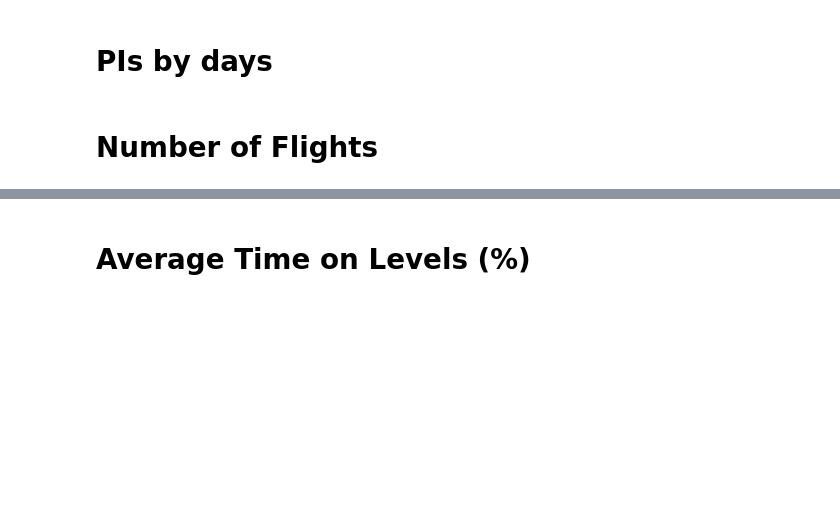
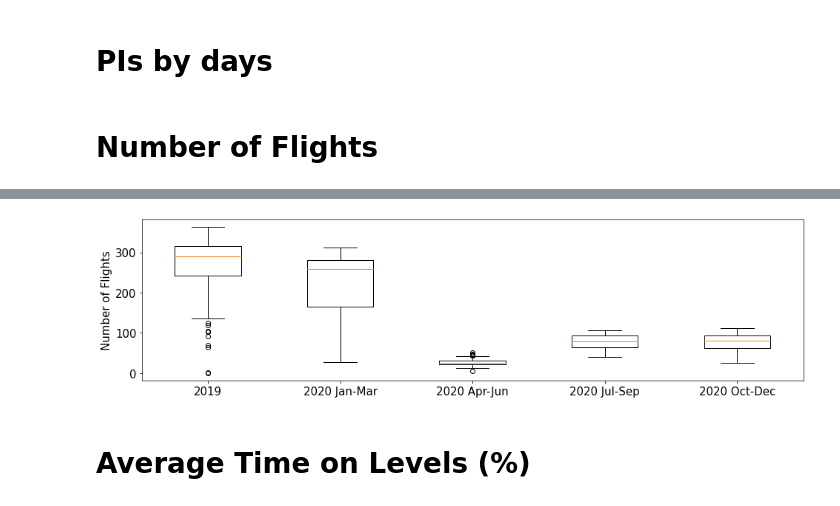
Before and after one commit to anlemett/FlightEfficiencyJournal, a Jupyter notebook: Jupyter/ByDays/ESSA_by_days.ipynb, the cells around one changed output, grey strips where cells are left out. Cells and saved outputs as stored; diff of their text form; code cells hidden in the pictures; blank space fills up the shorter version.

```diff
--- a/Jupyter/ByDays/ESSA_by_days.ipynb
+++ b/Jupyter/ByDays/ESSA_by_days.ipynb
@@ -108,3 +108,42 @@ plt.tight_layout()
+# %%
+PIs_vertical_2019_all_df = PIs_vertical_df[(PIs_vertical_df['date']>=190101) & ((PIs_vertical_df['date']<=191231))]
+PIs_vertical_2019_all_df.reset_index(drop=True, inplace = True)
+
+PIs_vertical_2020_01_03_df = PIs_vertical_df[(PIs_vertical_df['date']>=200101) & ((PIs_vertical_df['date']<=200331))]
+PIs_vertical_2020_01_03_df.reset_index(drop=True, inplace = True)
+
+PIs_vertical_2020_04_06_df = PIs_vertical_df[(PIs_vertical_df['date']>=200401) & ((PIs_vertical_df['date']<=200630))]
+PIs_vertical_2020_04_06_df.reset_index(drop=True, inplace = True)
+
+PIs_vertical_2020_07_09_df = PIs_vertical_df[(PIs_vertical_df['date']>=200701) & ((PIs_vertical_df['date']<=200930))]
+PIs_vertical_2020_07_09_df.reset_index(drop=True, inplace = True)
+
+PIs_vertical_2020_10_12_df = PIs_vertical_df[(PIs_vertical_df['date']>=201001) & ((PIs_vertical_df['date']<=201231))]
+PIs_vertical_2020_10_12_df.reset_index(drop=True, inplace = True)
+# %%
+fig, ax = plt.subplots(1, 1,figsize=(16,4))
+
+boxplots_list = []
+
+boxplots_list.append(PIs_vertical_2019_all_df['numberOfFlights'])
+boxplots_list.append(PIs_vertical_2020_01_03_df['numberOfFlights'])
+boxplots_list.append(PIs_vertical_2020_04_06_df['numberOfFlights'])
+boxplots_list.append(PIs_vertical_2020_07_09_df['numberOfFlights'])
+boxplots_list.append(PIs_vertical_2020_10_12_df['numberOfFlights'])
+
+ticklabels = ["2019", "2020 Jan-Mar", "2020 Apr-Jun", "2020 Jul-Sep", "2020 Oct-Dec"]
+
+positions = [1, 2, 3, 4, 5]
+
+box_plot = ax.boxplot(boxplots_list, positions=positions)
+ax.set_xticklabels(ticklabels, fontsize=15, rotation = 0)
+plt.yticks(fontsize=15)
+
+ax.set_ylabel("Number of Flights", fontsize=15)
+
+plt.show()
+# %% [output]
+[figure, added]
 # %% [markdown]
 # Average Time on Levels (%)
 # %%
```
Also changed, not shown: parts of 9 cells of this notebook, 11 other files.
